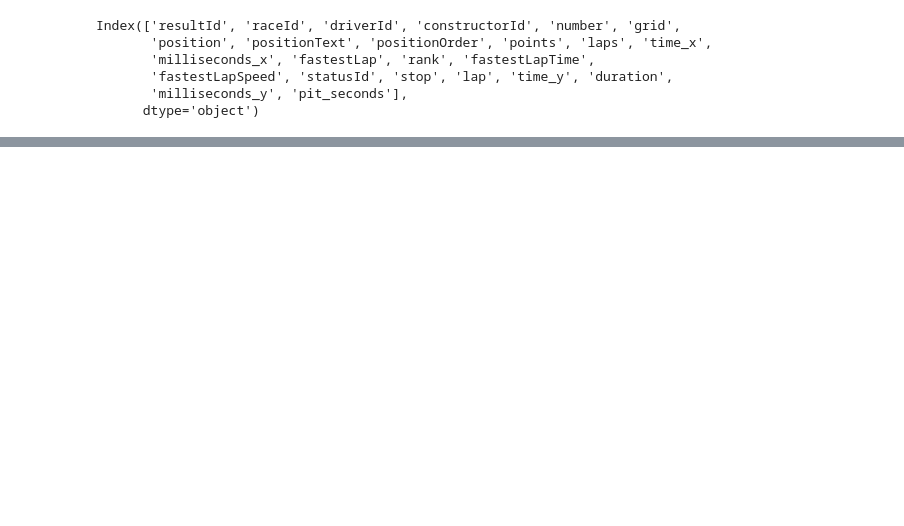
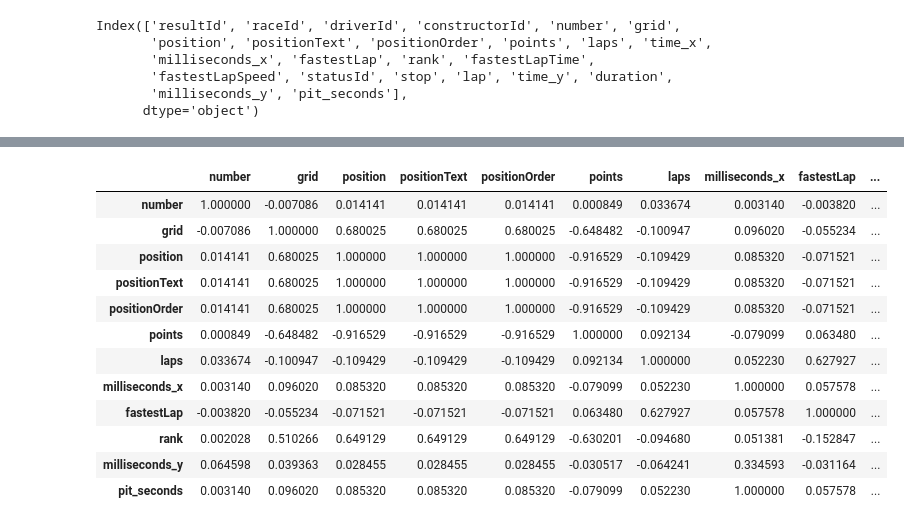
Before and after one commit to Oseiasdfarias/estatistica_do_basico_ao_avancado_EBA, a Jupyter notebook: python_basico/analise_de_dados_formula1.ipynb, the cells around one changed output, grey strips where cells are left out. Drawn from its saved outputs; the diff is of its cells as text; code cells hidden in the pictures; blank space fills up the shorter version.

```diff
--- a/python_basico/analise_de_dados_formula1.ipynb
+++ b/python_basico/analise_de_dados_formula1.ipynb
@@ -378,0 +388,4 @@ fig.show()
+# %%
+results_pit_stops = results_pit_stops.replace(["\\N", "R"], np.NAN)
+results_pit_stops = results_pit_stops.dropna()
+results_pit_stops
@@ -378,0 +406,21 @@ fig.show()
+# %%
+lista_colunas = ['number', 'grid', 'position', 'positionText',
+                 'positionOrder', 'points', 'laps', 'milliseconds_x',
+                 'fastestLap', 'rank', 'milliseconds_y', 'pit_seconds']
+(results_pit_stops[lista_colunas]
+ .corr()
+ .style.background_gradient(axis=0))
+# %% [output]
+|  | number | grid | position | positionText | positionOrder | points | laps | milliseconds_x | fastestLap | ... |
+| number | 1.000000 | -0.007086 | 0.014141 | 0.014141 | 0.014141 | 0.000849 | 0.033674 | 0.003140 | -0.003820 | ... |
+| grid | -0.007086 | 1.000000 | 0.680025 | 0.680025 | 0.680025 | -0.648482 | -0.100947 | 0.096020 | -0.055234 | ... |
+| position | 0.014141 | 0.680025 | 1.000000 | 1.000000 | 1.000000 | -0.916529 | -0.109429 | 0.085320 | -0.071521 | ... |
+| positionText | 0.014141 | 0.680025 | 1.000000 | 1.000000 | 1.000000 | -0.916529 | -0.109429 | 0.085320 | -0.071521 | ... |
+| positionOrder | 0.014141 | 0.680025 | 1.000000 | 1.000000 | 1.000000 | -0.916529 | -0.109429 | 0.085320 | -0.071521 | ... |
+| points | 0.000849 | -0.648482 | -0.916529 | -0.916529 | -0.916529 | 1.000000 | 0.092134 | -0.079099 | 0.063480 | ... |
+| laps | 0.033674 | -0.100947 | -0.109429 | -0.109429 | -0.109429 | 0.092134 | 1.000000 | 0.052230 | 0.627927 | ... |
+| milliseconds_x | 0.003140 | 0.096020 | 0.085320 | 0.085320 | 0.085320 | -0.079099 | 0.052230 | 1.000000 | 0.057578 | ... |
+| fastestLap | -0.003820 | -0.055234 | -0.071521 | -0.071521 | -0.071521 | 0.063480 | 0.627927 | 0.057578 | 1.000000 | ... |
+| rank | 0.002028 | 0.510266 | 0.649129 | 0.649129 | 0.649129 | -0.630201 | -0.094680 | 0.051381 | -0.152847 | ... |
+| milliseconds_y | 0.064598 | 0.039363 | 0.028455 | 0.028455 | 0.028455 | -0.030517 | -0.064241 | 0.334593 | -0.031164 | ... |
+| pit_seconds | 0.003140 | 0.096020 | 0.085320 | 0.085320 | 0.085320 | -0.079099 | 0.052230 | 1.000000 | 0.057578 | ... |
```
Also changed, not shown: parts of 5 cells of this notebook.
